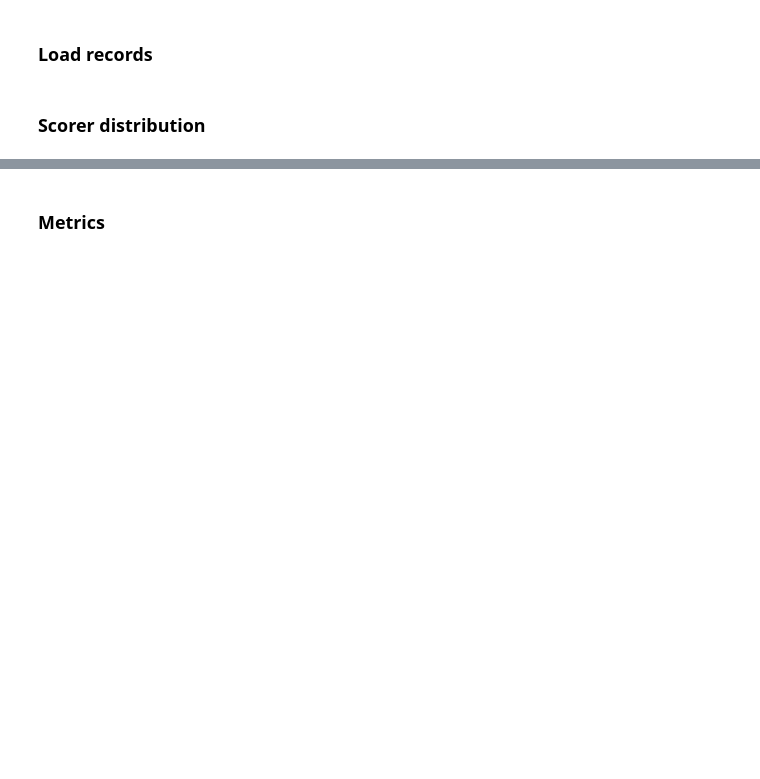
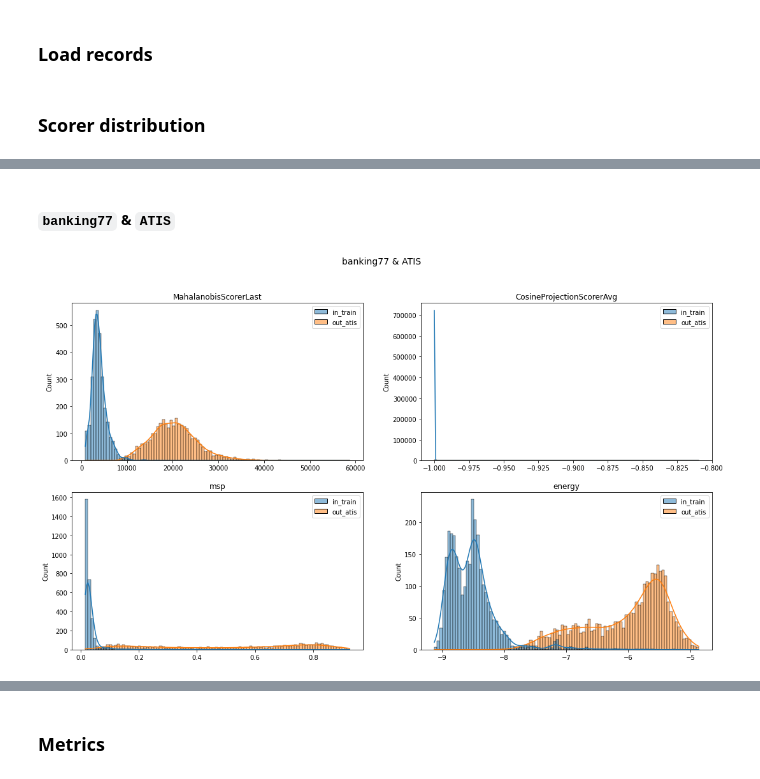
Before and after one commit to PeDiot/OOD-Detection-Intent-Classification, a Jupyter notebook: notebook.ipynb, the cells around one changed output, grey strips where cells are left out. Saved outputs shown, nothing was run; the diff lists cells and outputs as text; code cells hidden in the pictures; blank space fills up the shorter version.

```diff
--- a/notebook.ipynb
+++ b/notebook.ipynb
@@ -558,0 +548,13 @@ for (scorer, values), ax in zip(all_scores.items(), axes.flatten()):
+# %% [markdown]
+#### `banking77` & `ATIS`
+# %%
+fig, axes = plt.subplots(ncols=2, nrows=2, figsize=(18, 10))
+fig.suptitle("banking77 & ATIS", size=14)
+
+for (scorer, values), ax in zip(all_scores.items(), axes.flatten()):
+    tmp = pd.DataFrame(values)[["in_train", "out_atis"]]
+    sns.histplot(data=tmp, ax=ax, bins=100, kde=True)
+
+    ax.set_title(scorer);
+# %% [output]
+[figure, added]
```
Also changed, not shown: parts of 29 cells of this notebook.
